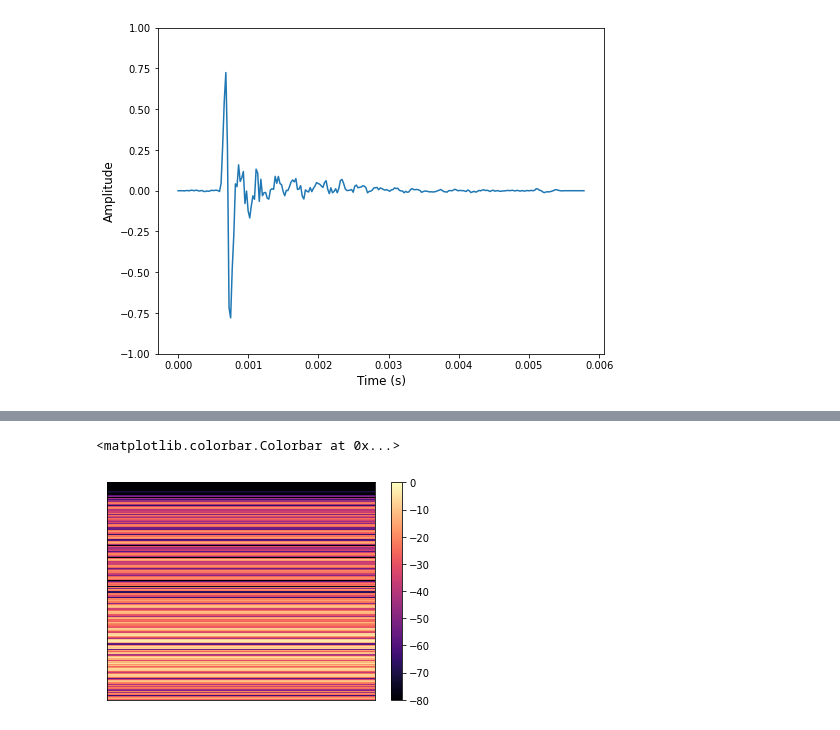
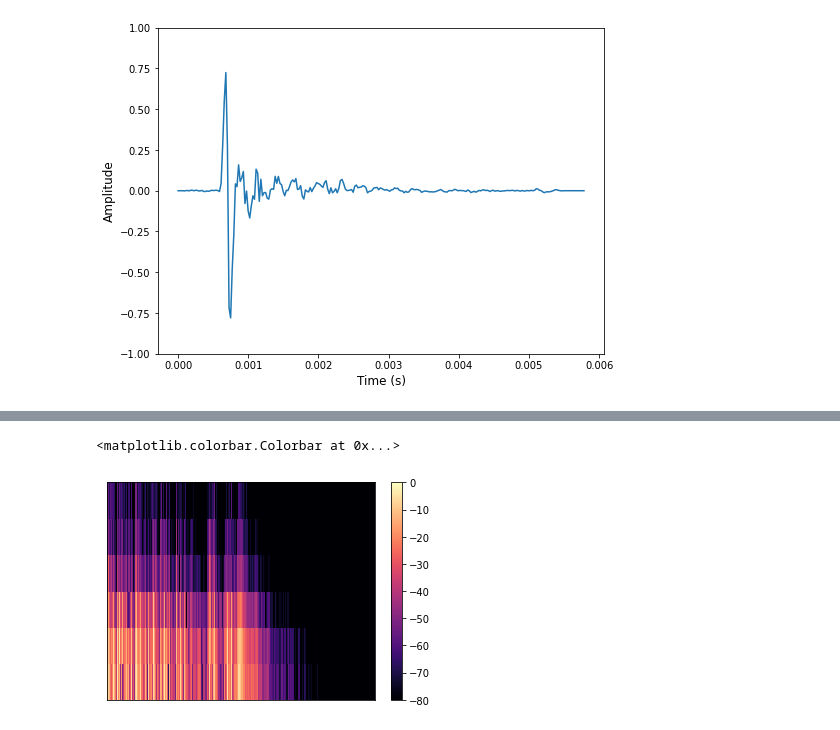
Before and after one commit to pakdaniel/DataMiningFinal, a Jupyter notebook: DataMiningFinal.ipynb, the cells around one changed output, grey strips where cells are left out. Saved outputs shown, nothing was run; the diff lists cells and outputs as text; code cells hidden in the pictures.

```diff
--- a/DataMiningFinal.ipynb
+++ b/DataMiningFinal.ipynb
@@ -161,0 +173,2 @@ plt.show()
+# %%
+y, sr = librosa.load(librosa.ex('trumpet'))
@@ -162,12 +177,10 @@ plt.show()
 # %%
-D = librosa.stft(y)
+D = librosa.stft(y, n_fft = 10)  # STFT of y
 S_db = librosa.amplitude_to_db(np.abs(D), ref=np.max)
-
-import librosa.display
 
 plt.figure()
 librosa.display.specshow(S_db)
 plt.colorbar()
 # %% [output]
 <matplotlib.colorbar.Colorbar at 0x...>
-[figure, old version]
+[figure, new version]
```
Also changed, not shown: parts of 4 cells of this notebook.
